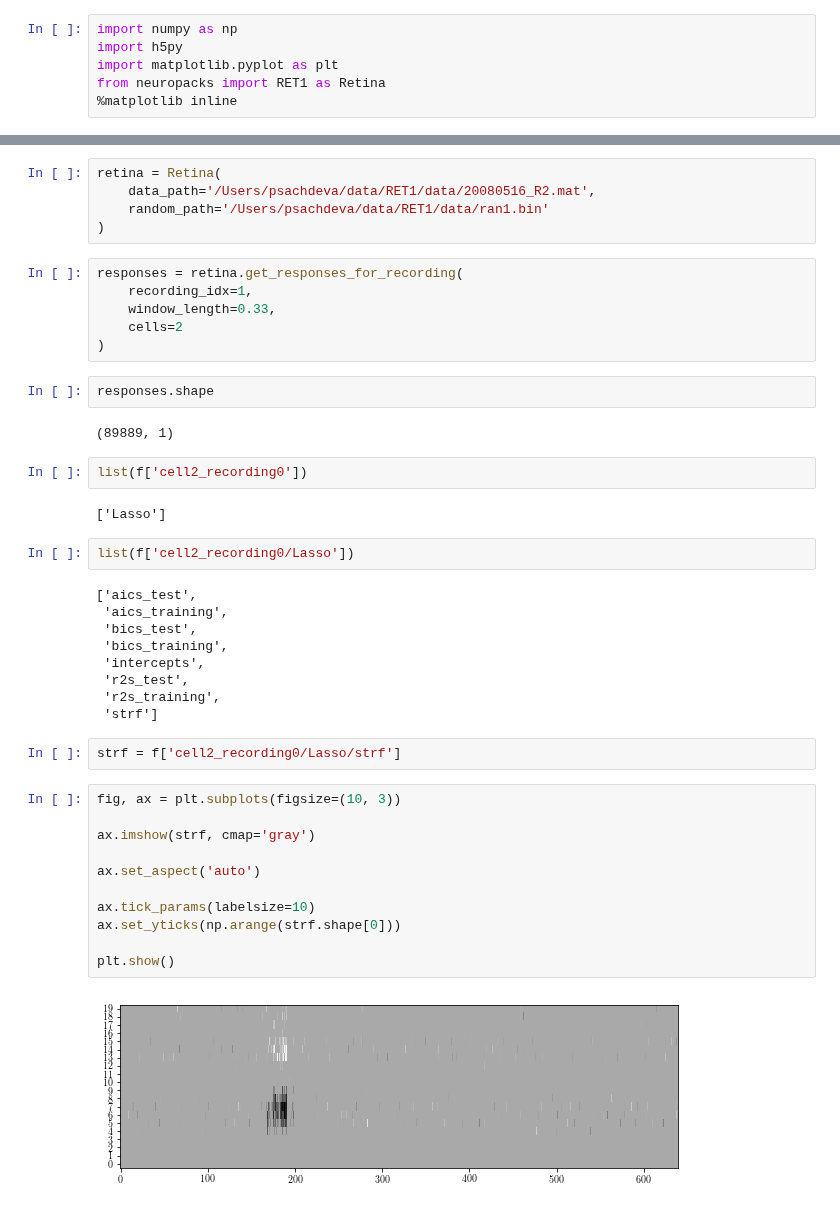
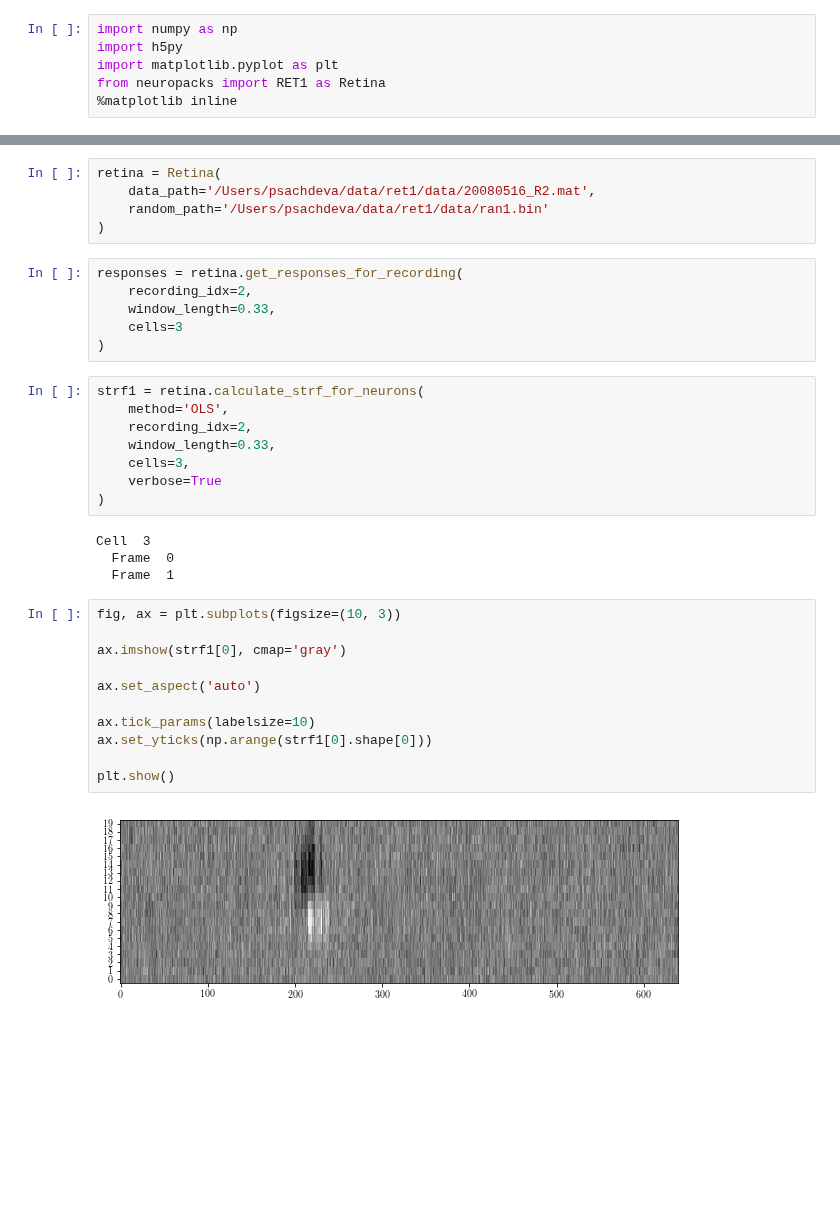
Before and after one commit to pssachdeva/uoi_neuroscience, a Jupyter notebook: tuning/ret1_checker.ipynb, the cells around one changed output, grey strips where cells are left out. Cells and saved outputs as stored; diff of their text form; blank space fills up the shorter version.

```diff
--- a/tuning/ret1_checker.ipynb
+++ b/tuning/ret1_checker.ipynb
@@ -9,45 +33,36 @@ f = h5py.File('fits/20080516_R1.h5', 'r')
 # %%
 retina = Retina(
-    data_path='/Users/psachdeva/data/RET1/data/20080516_R2.mat',
-    random_path='/Users/psachdeva/data/RET1/data/ran1.bin'
+    data_path='/Users/psachdeva/data/ret1/data/20080516_R2.mat',
+    random_path='/Users/psachdeva/data/ret1/data/ran1.bin'
 )
 # %%
 responses = retina.get_responses_for_recording(
-    recording_idx=1,
+    recording_idx=2,
     window_length=0.33,
-    cells=2
+    cells=3
 )
-# %%
-responses.shape
-# %% [output]
-(89889, 1)
-# %%
-list(f['cell2_recording0'])
-# %% [output]
-['Lasso']
-# %%
-list(f['cell2_recording0/Lasso'])
-# %% [output]
-['aics_test',
- 'aics_training',
- 'bics_test',
- 'bics_training',
- 'intercepts',
- 'r2s_test',
- 'r2s_training',
- 'strf']
-# %%
-strf = f['cell2_recording0/Lasso/strf']
+# %%
+strf1 = retina.calculate_strf_for_neurons(
+    method='OLS',
+    recording_idx=2,
+    window_length=0.33,
+    cells=3,
+    verbose=True
+)
+# %% [output]
+Cell  3
+  Frame  0
+  Frame  1
 # %%
 fig, ax = plt.subplots(figsize=(10, 3))
 
-ax.imshow(strf, cmap='gray')
+ax.imshow(strf1[0], cmap='gray')
 
 ax.set_aspect('auto')
 
 ax.tick_params(labelsize=10)
-ax.set_yticks(np.arange(strf.shape[0]))
+ax.set_yticks(np.arange(strf1[0].shape[0]))
 
 plt.show()
 # %% [output]
-[figure, old version]
+[figure, new version]
```
Also changed, not shown: parts of 5 cells of this notebook, 7 other files.
